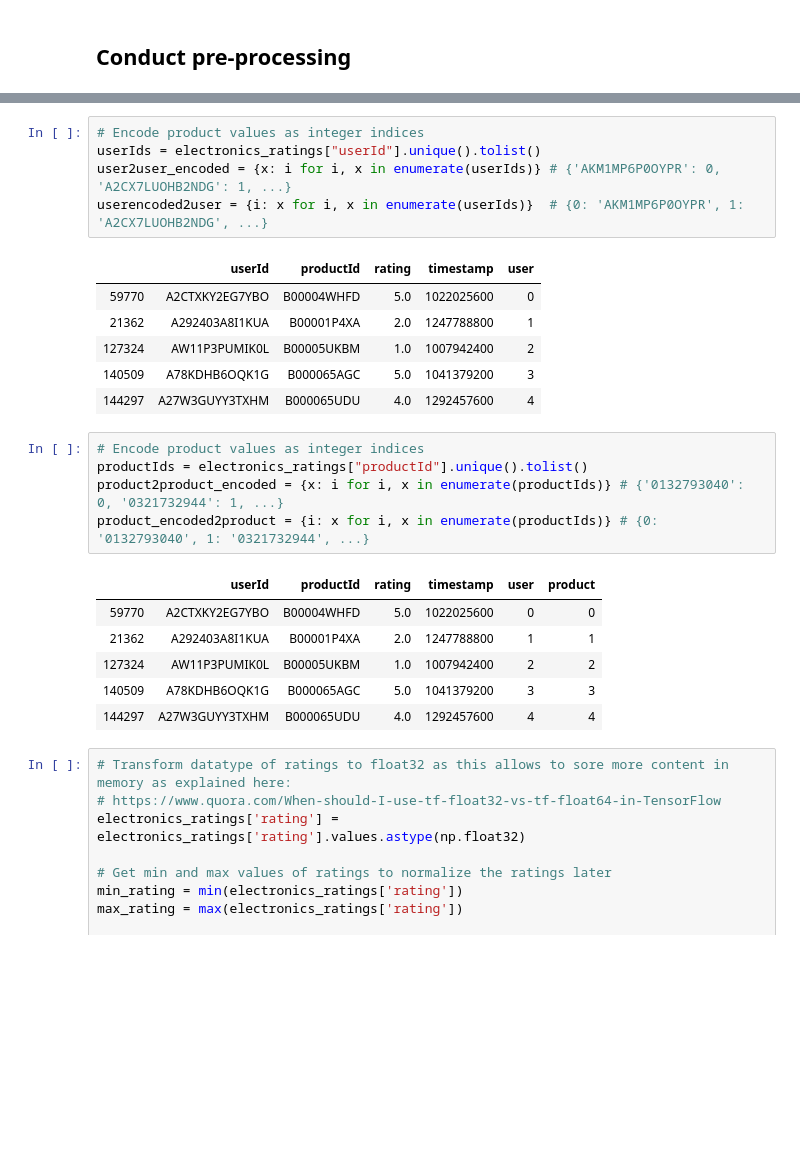
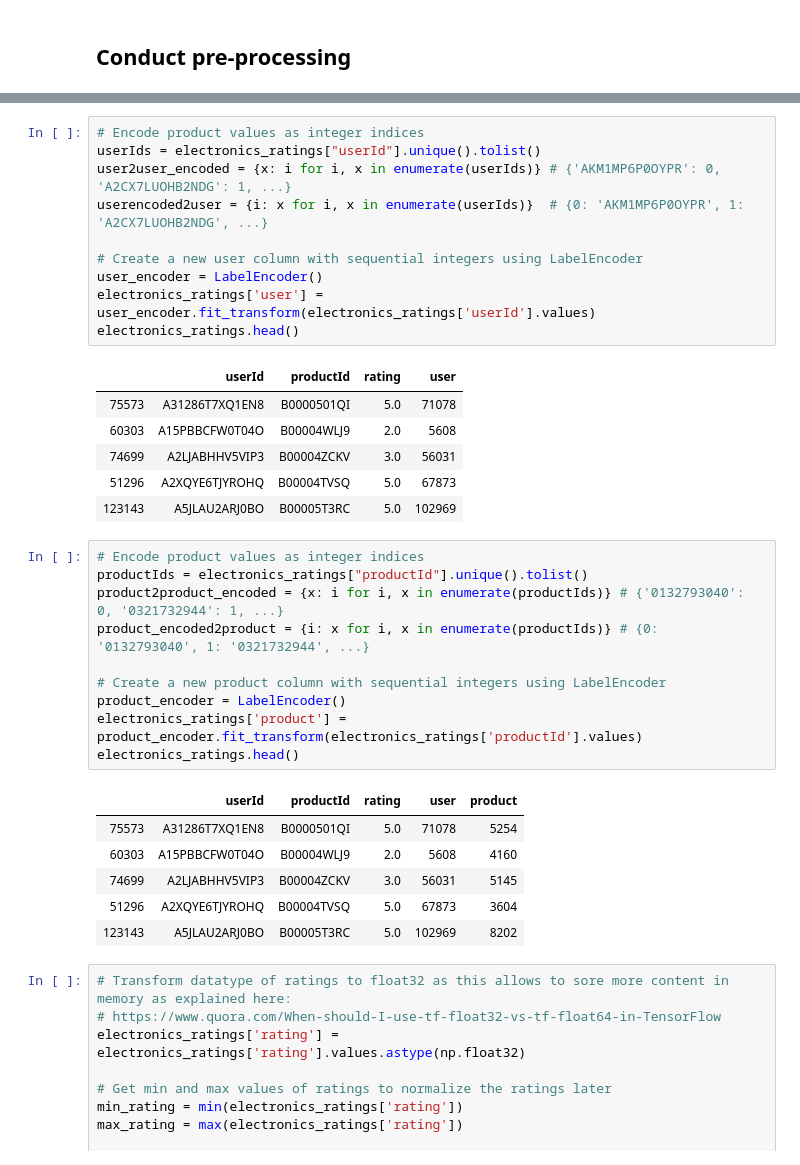
Before and after one commit to marijand/recommender_implementation, a Jupyter notebook: Recommender Implementation.ipynb, the cells around one changed output, grey strips where cells are left out. Drawn from its saved outputs; the diff is of its cells as text; blank space fills up the shorter version.

```diff
--- a/Recommender Implementation.ipynb
+++ b/Recommender Implementation.ipynb
@@ -255,25 +267,35 @@ electronics_ratings = electronics_ratings.sample(frac=1, random_state=42)
 userIds = electronics_ratings["userId"].unique().tolist()
 user2user_encoded = {x: i for i, x in enumerate(userIds)} # {'AKM1MP6P0OYPR': 0, 'A2CX7LUOHB2NDG': 1, ...}
 userencoded2user = {i: x for i, x in enumerate(userIds)}  # {0: 'AKM1MP6P0OYPR', 1: 'A2CX7LUOHB2NDG', ...}
+
+# Create a new user column with sequential integers using LabelEncoder
+user_encoder = LabelEncoder()
+electronics_ratings['user'] = user_encoder.fit_transform(electronics_ratings['userId'].values)
+electronics_ratings.head()
 # %% [output]
-|  | userId | productId | rating | timestamp | user |
-| 59770 | A2CTXKY2EG7YBO | B00004WHFD | 5.0 | 1022025600 | 0 |
-| 21362 | A292403A8I1KUA | B00001P4XA | 2.0 | 1247788800 | 1 |
-| 127324 | AW11P3PUMIK0L | B00005UKBM | 1.0 | 1007942400 | 2 |
-| 140509 | A78KDHB6OQK1G | B000065AGC | 5.0 | 1041379200 | 3 |
-| 144297 | A27W3GUYY3TXHM | B000065UDU | 4.0 | 1292457600 | 4 |
+|  | userId | productId | rating | user |
+| 75573 | A31286T7XQ1EN8 | B0000501QI | 5.0 | 71078 |
+| 60303 | A15PBBCFW0T04O | B00004WLJ9 | 2.0 | 5608 |
+| 74699 | A2LJABHHV5VIP3 | B00004ZCKV | 3.0 | 56031 |
+| 51296 | A2XQYE6TJYROHQ | B00004TVSQ | 5.0 | 67873 |
+| 123143 | A5JLAU2ARJ0BO | B00005T3RC | 5.0 | 102969 |
 # %%
 # Encode product values as integer indices
 productIds = electronics_ratings["productId"].unique().tolist()
 product2product_encoded = {x: i for i, x in enumerate(productIds)} # {'0132793040': 0, '0321732944': 1, ...}
 product_encoded2product = {i: x for i, x in enumerate(productIds)} # {0: '0132793040', 1: '0321732944', ...}
+
+# Create a new product column with sequential integers using LabelEncoder
+product_encoder = LabelEncoder()
+electronics_ratings['product'] = product_encoder.fit_transform(electronics_ratings['productId'].values)
+electronics_ratings.head()
 # %% [output]
-|  | userId | productId | rating | timestamp | user | product |
-| 59770 | A2CTXKY2EG7YBO | B00004WHFD | 5.0 | 1022025600 | 0 | 0 |
-| 21362 | A292403A8I1KUA | B00001P4XA | 2.0 | 1247788800 | 1 | 1 |
-| 127324 | AW11P3PUMIK0L | B00005UKBM | 1.0 | 1007942400 | 2 | 2 |
-| 140509 | A78KDHB6OQK1G | B000065AGC | 5.0 | 1041379200 | 3 | 3 |
-| 144297 | A27W3GUYY3TXHM | B000065UDU | 4.0 | 1292457600 | 4 | 4 |
+|  | userId | productId | rating | user | product |
+| 75573 | A31286T7XQ1EN8 | B0000501QI | 5.0 | 71078 | 5254 |
+| 60303 | A15PBBCFW0T04O | B00004WLJ9 | 2.0 | 5608 | 4160 |
+| 74699 | A2LJABHHV5VIP3 | B00004ZCKV | 3.0 | 56031 | 5145 |
+| 51296 | A2XQYE6TJYROHQ | B00004TVSQ | 5.0 | 67873 | 3604 |
+| 123143 | A5JLAU2ARJ0BO | B00005T3RC | 5.0 | 102969 | 8202 |
 # %%
 # Transform datatype of ratings to float32 as this allows to sore more content in memory as explained here:
 # https://www.quora.com/When-should-I-use-tf-float32-vs-tf-float64-in-TensorFlow
```
Also changed, not shown: parts of 4 cells of this notebook.
